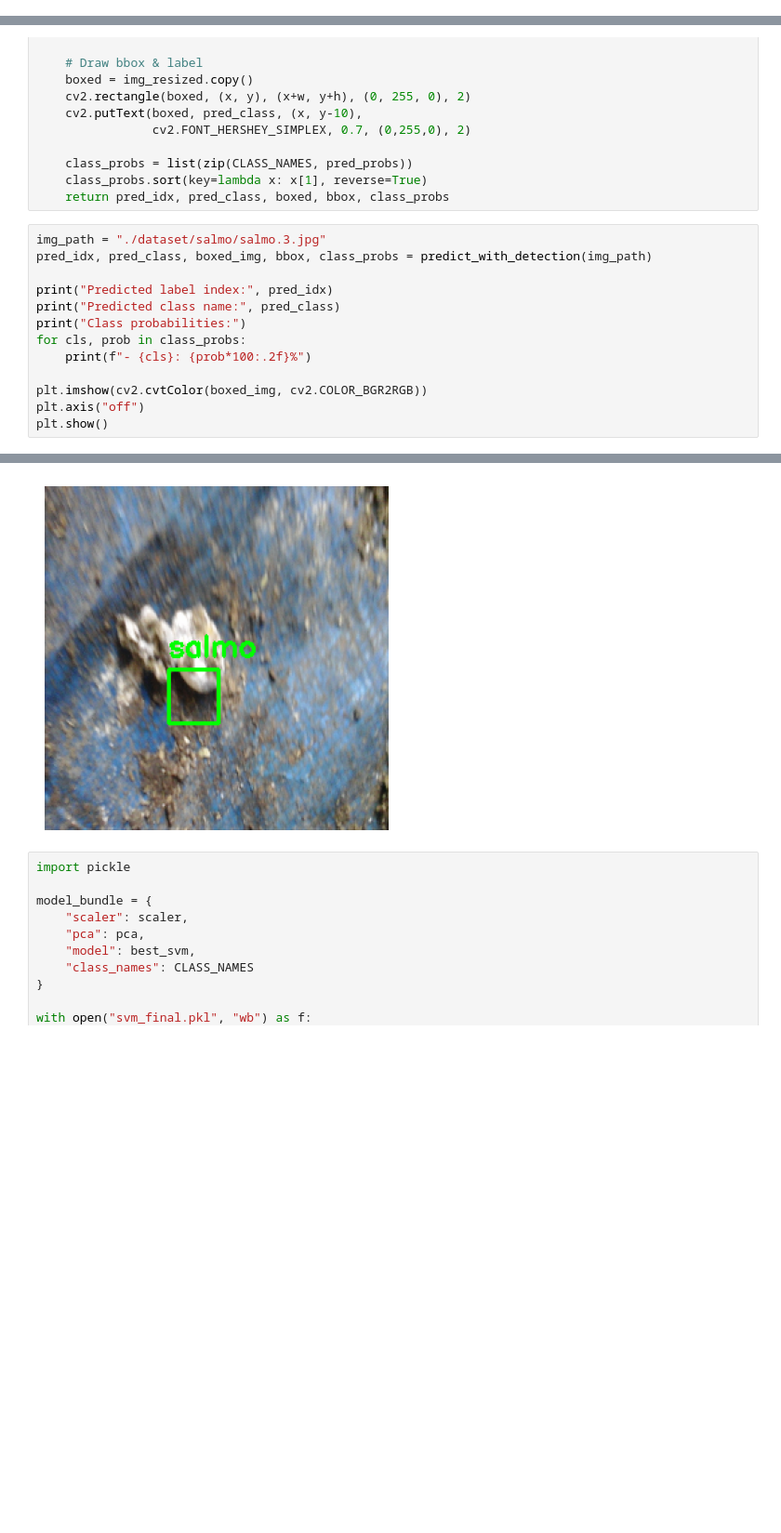
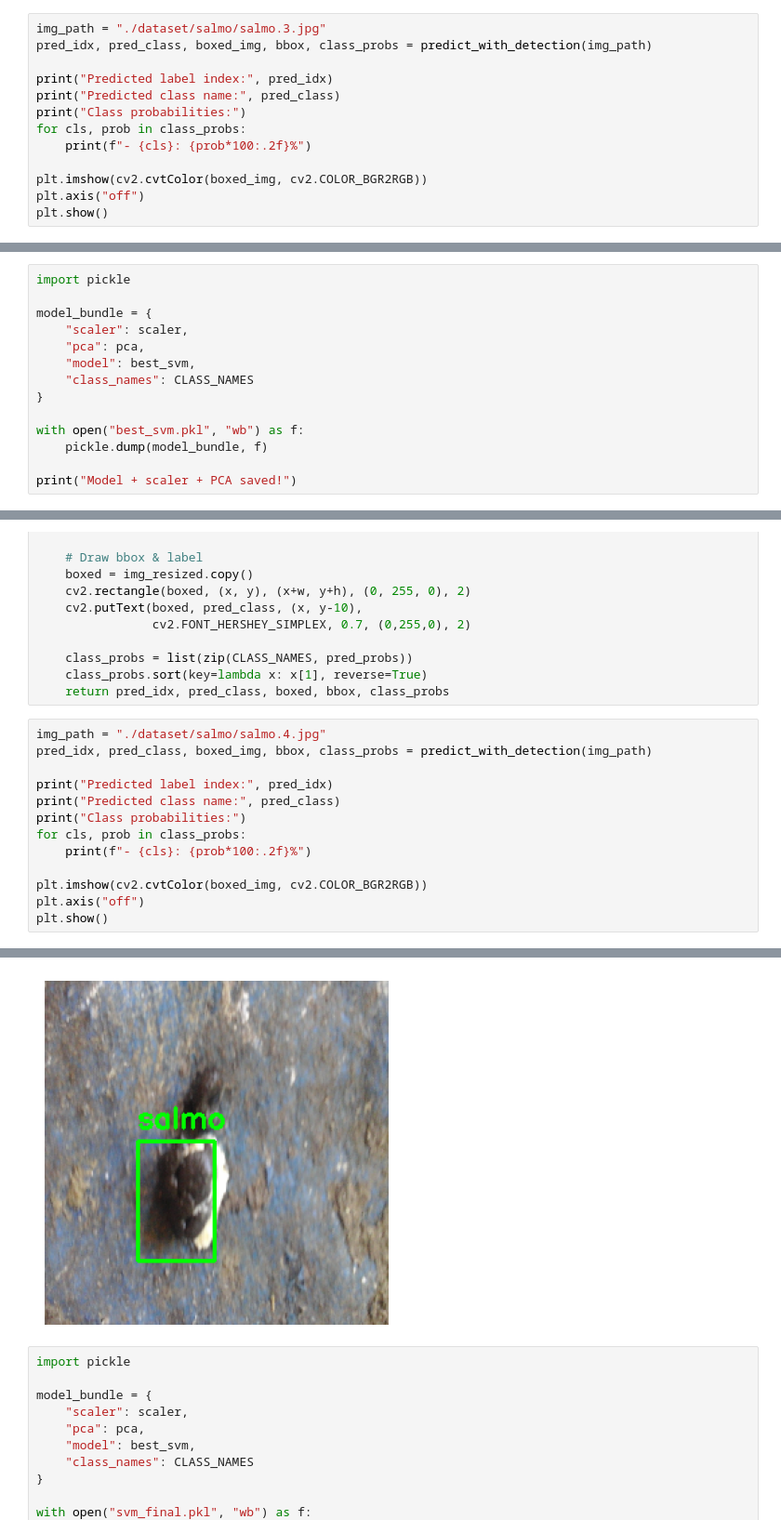
Before and after one commit to GabGlt/computer_vision_project, a Jupyter notebook: fecal_main.ipynb, the cells around one changed output, grey strips where cells are left out. Shown at 93% size. Saved outputs shown, nothing was run; the diff lists cells and outputs as text; blank space fills up the shorter version.

```diff
--- a/fecal_main.ipynb
+++ b/fecal_main.ipynb
@@ -352,0 +448,13 @@ Best CV accuracy: 0.8865853264904295
+# %%
+img_path = "./dataset/salmo/salmo.3.jpg"
+pred_idx, pred_class, boxed_img, bbox, class_probs = predict_with_detection(img_path)
+
+print("Predicted label index:", pred_idx)
+print("Predicted class name:", pred_class)
+print("Class probabilities:")
+for cls, prob in class_probs:
+    print(f"- {cls}: {prob*100:.2f}%")
+
+plt.imshow(cv2.cvtColor(boxed_img, cv2.COLOR_BGR2RGB))
+plt.axis("off")
+plt.show()
@@ -352,0 +469,14 @@ Best CV accuracy: 0.8865853264904295
+# %%
+import pickle
+
+model_bundle = {
+    "scaler": scaler,
+    "pca": pca,
+    "model": best_svm,
+    "class_names": CLASS_NAMES
+}
+
+with open("best_svm.pkl", "wb") as f:
+    pickle.dump(model_bundle, f)
+
+print("Model + scaler + PCA saved!")
@@ -447,7 +581,7 @@ def predict_with_detection(image_path):
     class_probs.sort(key=lambda x: x[1], reverse=True)
     return pred_idx, pred_class, boxed, bbox, class_probs
 # %%
-img_path = "./dataset/salmo/salmo.3.jpg"
+img_path = "./dataset/salmo/salmo.4.jpg"
 pred_idx, pred_class, boxed_img, bbox, class_probs = predict_with_detection(img_path)
 
 print("Predicted label index:", pred_idx)
@@ -469,4 +603,4 @@ Class probabilities:
-[figure, old version]
+[figure, new version]
 # %%
 import pickle
 
```
Also changed, not shown: parts of 12 cells of this notebook, 1 other file.
